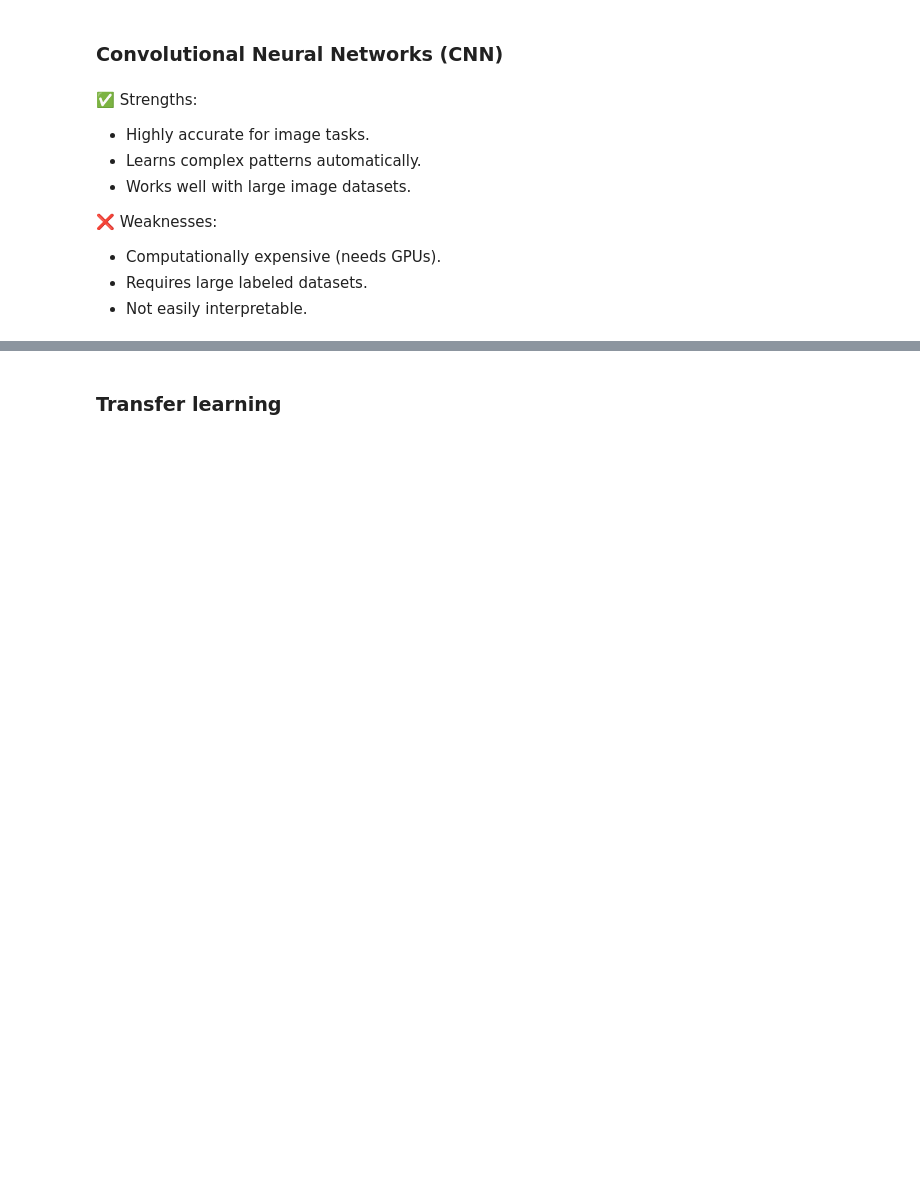
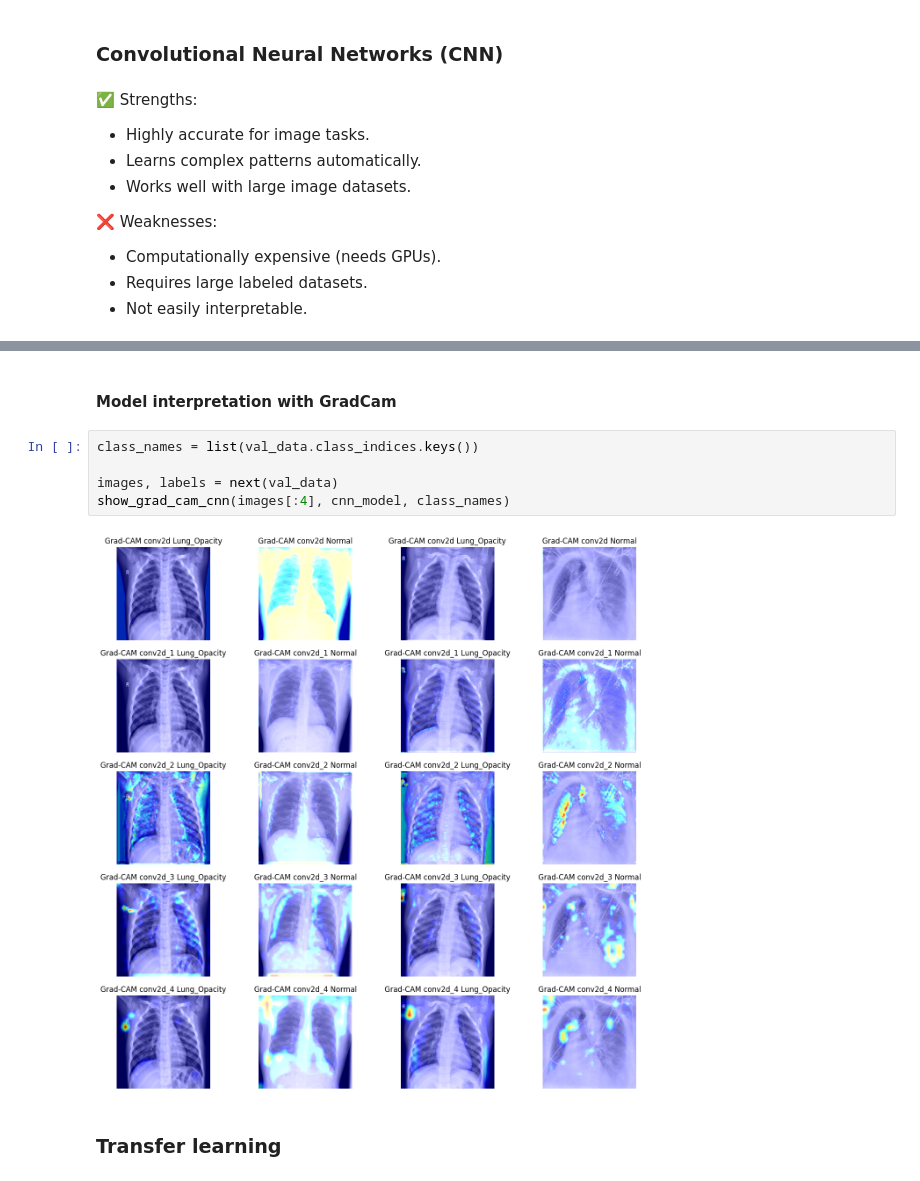
Before and after one commit to rehabaam/ds_covid19_project, a Jupyter notebook: notebooks/3.3_Supervised_Advanced_Models_full_image_multi_classes.ipynb, the cells around one changed output, grey strips where cells are left out. Saved outputs shown, nothing was run; the diff lists cells and outputs as text; blank space fills up the shorter version.

```diff
--- a/notebooks/3.3_Supervised_Advanced_Models_full_image_multi_classes.ipynb
+++ b/notebooks/3.3_Supervised_Advanced_Models_full_image_multi_classes.ipynb
@@ -113,3 +113,12 @@ Created version '4' of model 'tensorflow-CNN-multiclass'.
+# %% [markdown]
+#### Model interpretation with GradCam
+# %%
+class_names = list(val_data.class_indices.keys())
+
+images, labels = next(val_data)
+show_grad_cam_cnn(images[:4], cnn_model, class_names)
+# %% [output]
+[figure, added]
 # %% [markdown]
 ### Transfer learning
 # %% [markdown]
```
Also changed, not shown: parts of 11 cells of this notebook, 3 other files.
